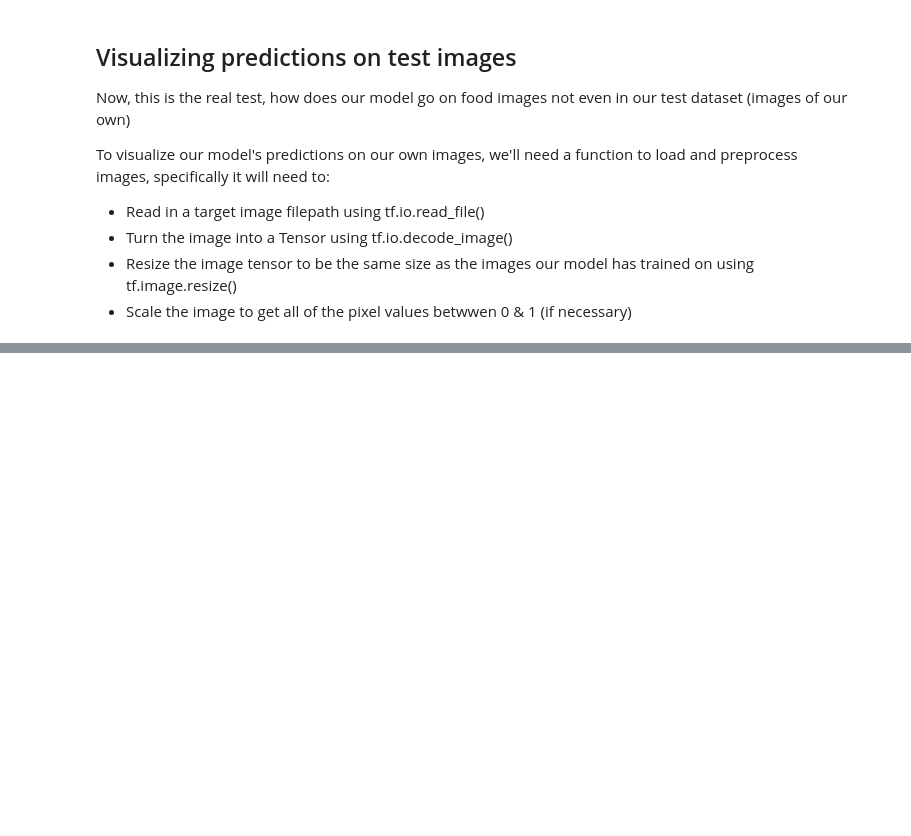
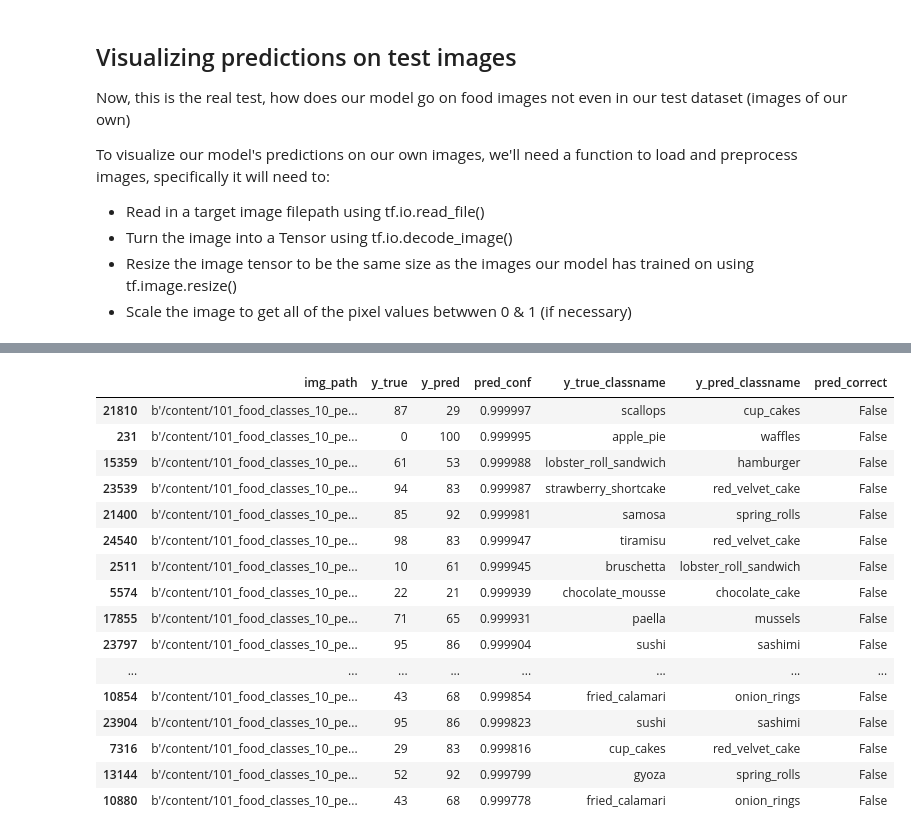
Before and after one commit to ShahZebYousafzai/Deep-Learning-Basics, a Jupyter notebook: 7_Transfer_Learning(Scaling_Up).ipynb, the cells around one changed output, grey strips where cells are left out. Saved outputs shown, nothing was run; the diff lists cells and outputs as text; code cells hidden in the pictures; blank space fills up the shorter version.

```diff
--- a/7_Transfer_Learning(Scaling_Up).ipynb
+++ b/7_Transfer_Learning(Scaling_Up).ipynb
@@ -772,0 +888,22 @@ def load_and_prep_image(filename, img_shape=224, scale=True):
+# %%
+# 4. Sort our DataFrame to have the most wrong predictions at the top
+top_100_wrong = pred_df[pred_df["pred_correct"] == False].sort_values("pred_conf", ascending=False)[:100]
+top_100_wrong.head(20)
+# %% [output]
+|  | img_path | y_true | y_pred | pred_conf | y_true_classname | y_pred_classname | pred_correct |
+| 21810 | b'/content/101_food_classes_10_pe... | 87 | 29 | 0.999997 | scallops | cup_cakes | False |
+| 231 | b'/content/101_food_classes_10_pe... | 0 | 100 | 0.999995 | apple_pie | waffles | False |
+| 15359 | b'/content/101_food_classes_10_pe... | 61 | 53 | 0.999988 | lobster_roll_sandwich | hamburger | False |
+| 23539 | b'/content/101_food_classes_10_pe... | 94 | 83 | 0.999987 | strawberry_shortcake | red_velvet_cake | False |
+| 21400 | b'/content/101_food_classes_10_pe... | 85 | 92 | 0.999981 | samosa | spring_rolls | False |
+| 24540 | b'/content/101_food_classes_10_pe... | 98 | 83 | 0.999947 | tiramisu | red_velvet_cake | False |
+| 2511 | b'/content/101_food_classes_10_pe... | 10 | 61 | 0.999945 | bruschetta | lobster_roll_sandwich | False |
+| 5574 | b'/content/101_food_classes_10_pe... | 22 | 21 | 0.999939 | chocolate_mousse | chocolate_cake | False |
+| 17855 | b'/content/101_food_classes_10_pe... | 71 | 65 | 0.999931 | paella | mussels | False |
+| 23797 | b'/content/101_food_classes_10_pe... | 95 | 86 | 0.999904 | sushi | sashimi | False |
+| ... | ... | ... | ... | ... | ... | ... | ... |
+| 10854 | b'/content/101_food_classes_10_pe... | 43 | 68 | 0.999854 | fried_calamari | onion_rings | False |
+| 23904 | b'/content/101_food_classes_10_pe... | 95 | 86 | 0.999823 | sushi | sashimi | False |
+| 7316 | b'/content/101_food_classes_10_pe... | 29 | 83 | 0.999816 | cup_cakes | red_velvet_cake | False |
+| 13144 | b'/content/101_food_classes_10_pe... | 52 | 92 | 0.999799 | gyoza | spring_rolls | False |
+| 10880 | b'/content/101_food_classes_10_pe... | 43 | 68 | 0.999778 | fried_calamari | onion_rings | False |
```
Also changed, not shown: parts of 8 cells of this notebook.
